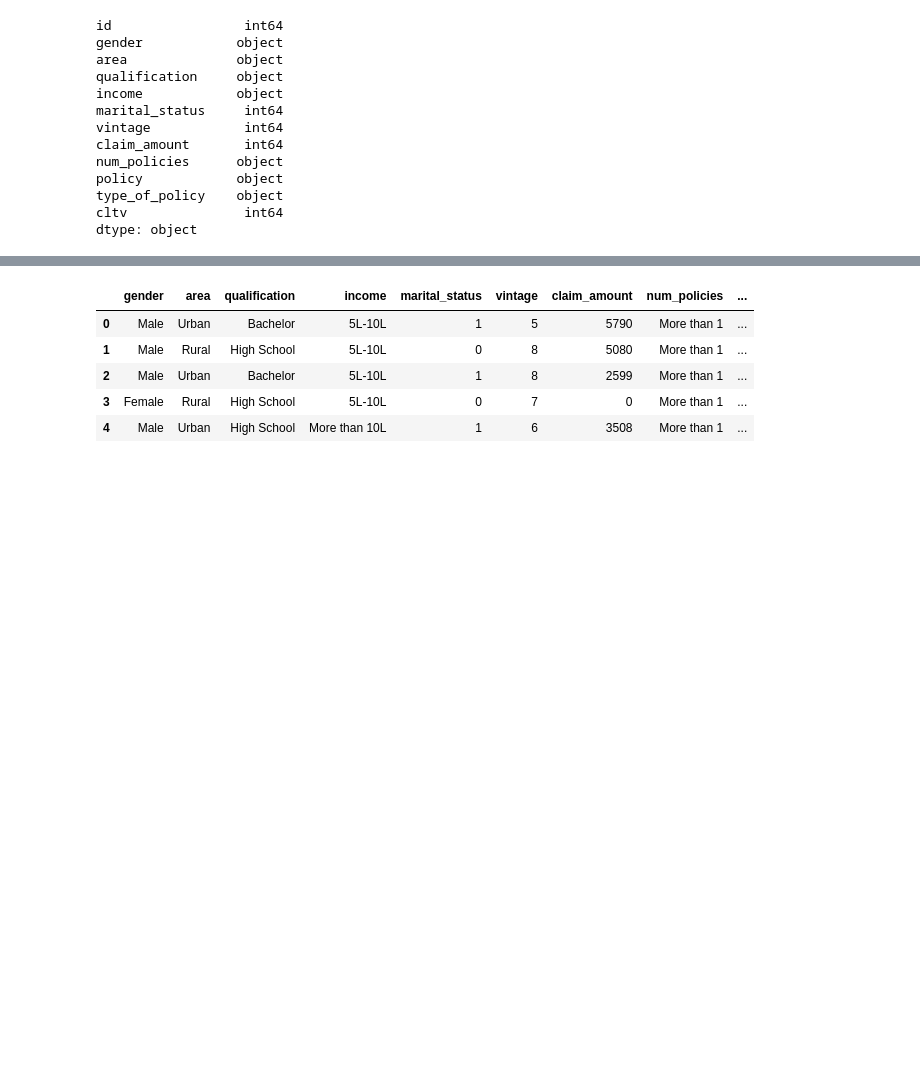
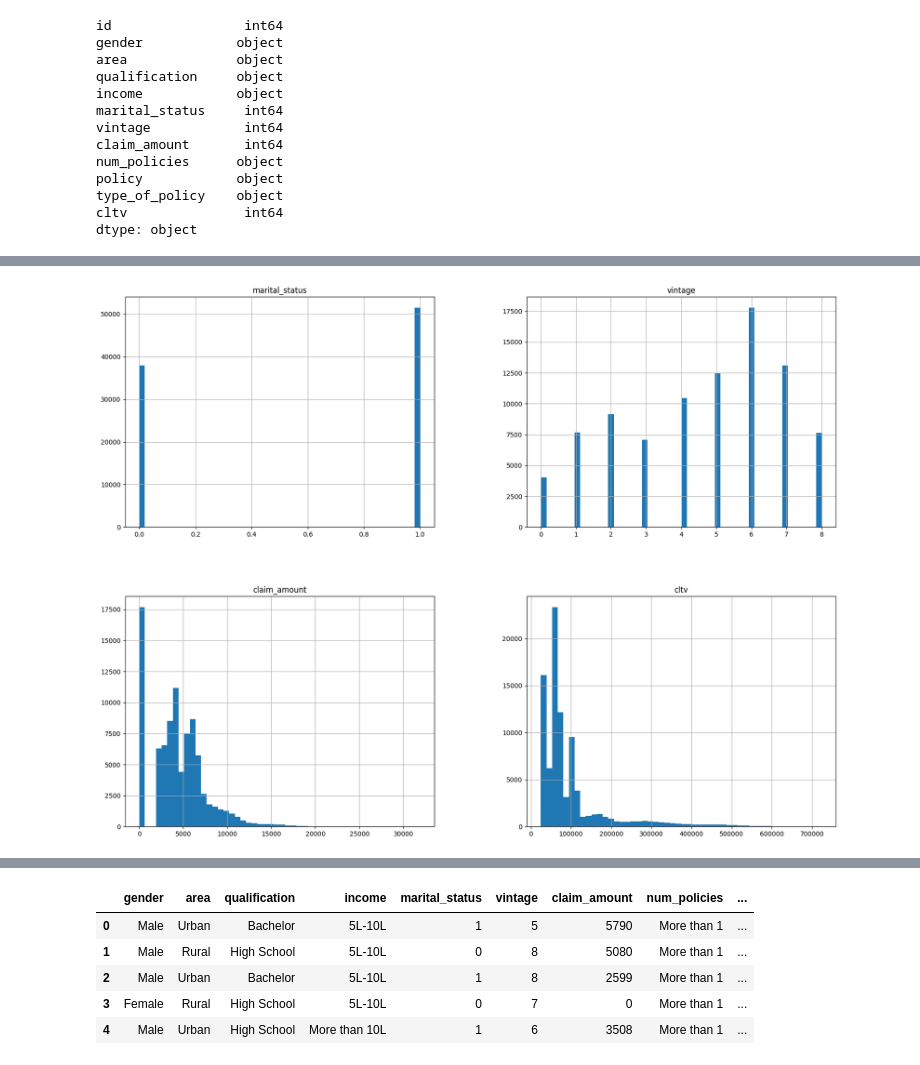
Before and after one commit to abhilashasrivastava/Machine_Learning_Projects, a Jupyter notebook: Customer_Life_Time_value_prediction.ipynb, the cells around one changed output, grey strips where cells are left out. Drawn from its saved outputs; the diff is of its cells as text; code cells hidden in the pictures; blank space fills up the shorter version.

```diff
--- a/Customer_Life_Time_value_prediction.ipynb
+++ b/Customer_Life_Time_value_prediction.ipynb
@@ -160,0 +157,6 @@ df_train = df_train.drop(["id"], axis = 'columns')
+# %%
+# Visualize all features
+df_train.hist(bins=50, figsize=(20,15))
+plt.show()
+# %% [output]
+[figure, added]
```
Also changed, not shown: parts of 20 cells of this notebook.
